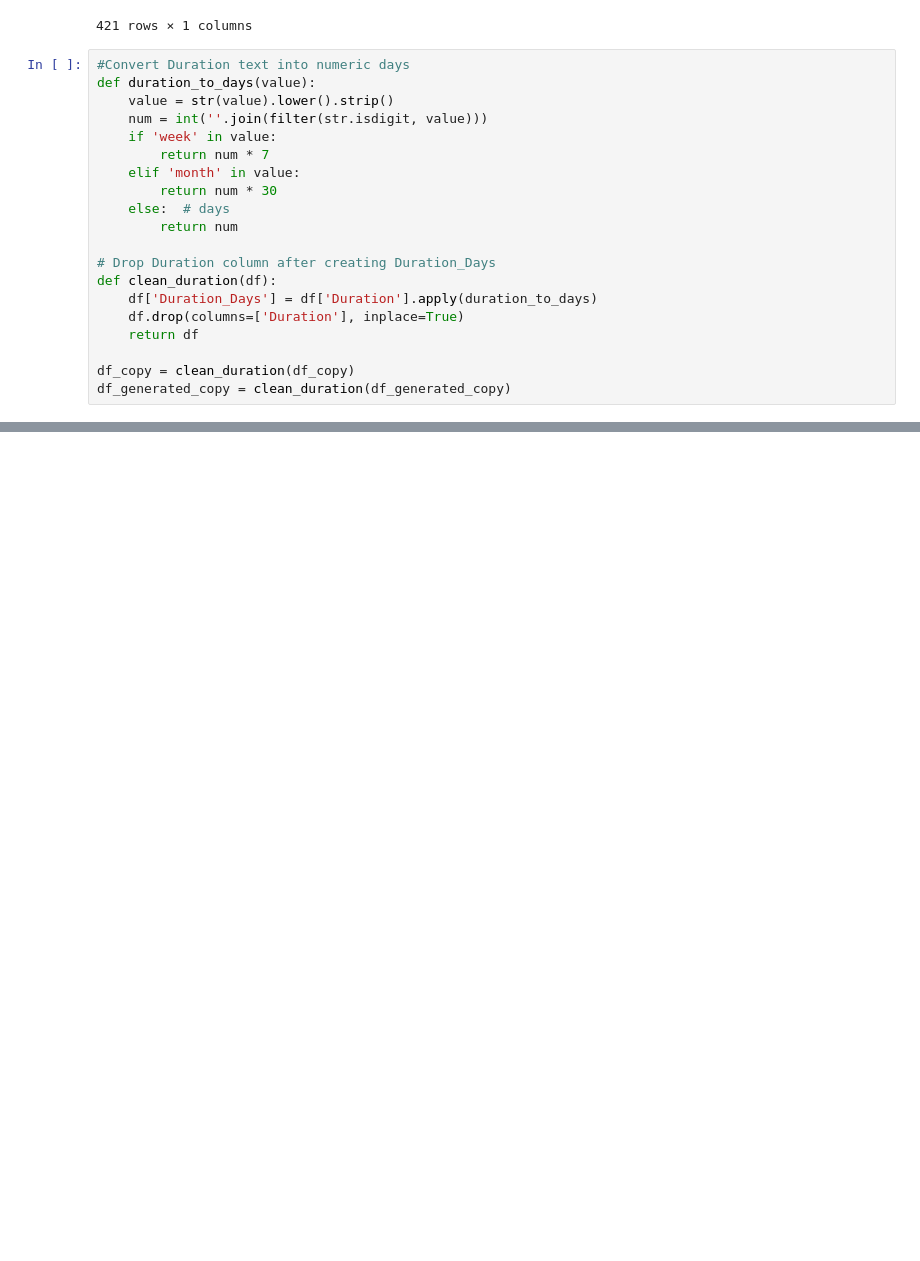
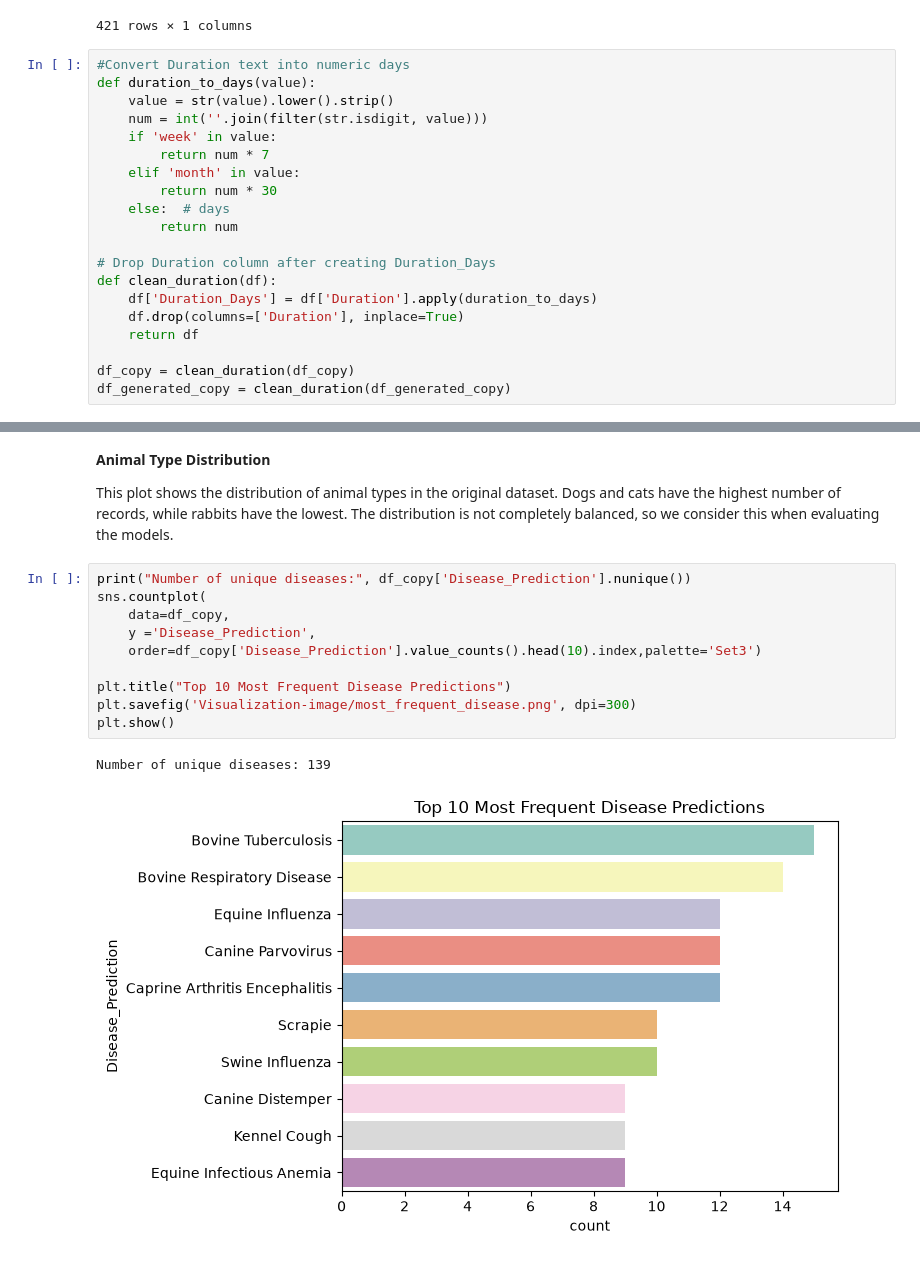
Before and after one commit to FatimaMesh/SymptoScan, a Jupyter notebook: symptoScan.ipynb, the cells around one changed output, grey strips where cells are left out. Drawn from its saved outputs; the diff is of its cells as text; blank space fills up the shorter version.

```diff
--- a/symptoScan.ipynb
+++ b/symptoScan.ipynb
@@ -297,0 +312,17 @@ df_generated_copy = clean_duration(df_generated_copy)
+# %% [markdown]
+**Animal Type Distribution**
+
+This plot shows the distribution of animal types in the original dataset. Dogs and cats have the highest number of records, while rabbits have the lowest. The distribution is not completely balanced, so we consider this when evaluating the models.
+# %%
+print("Number of unique diseases:", df_copy['Disease_Prediction'].nunique())
+sns.countplot(
+    data=df_copy,
+    y ='Disease_Prediction',
+    order=df_copy['Disease_Prediction'].value_counts().head(10).index,palette='Set3')
+
+plt.title("Top 10 Most Frequent Disease Predictions")
+plt.savefig('Visualization-image/most_frequent_disease.png', dpi=300)
+plt.show()
+# %% [output]
+Number of unique diseases: 139
+[figure, added]
```
Also changed, not shown: parts of 9 cells of this notebook, 5 other files.
